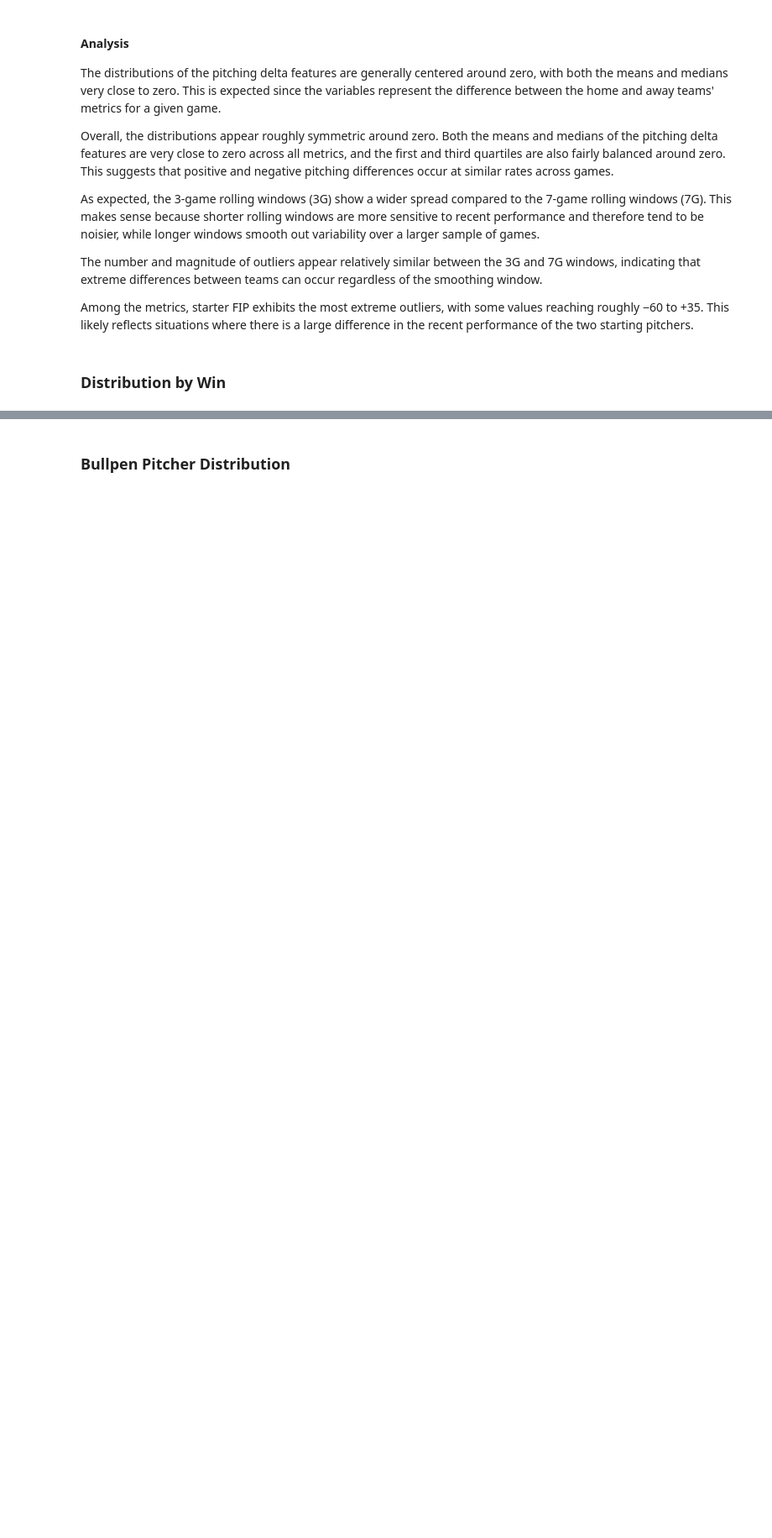
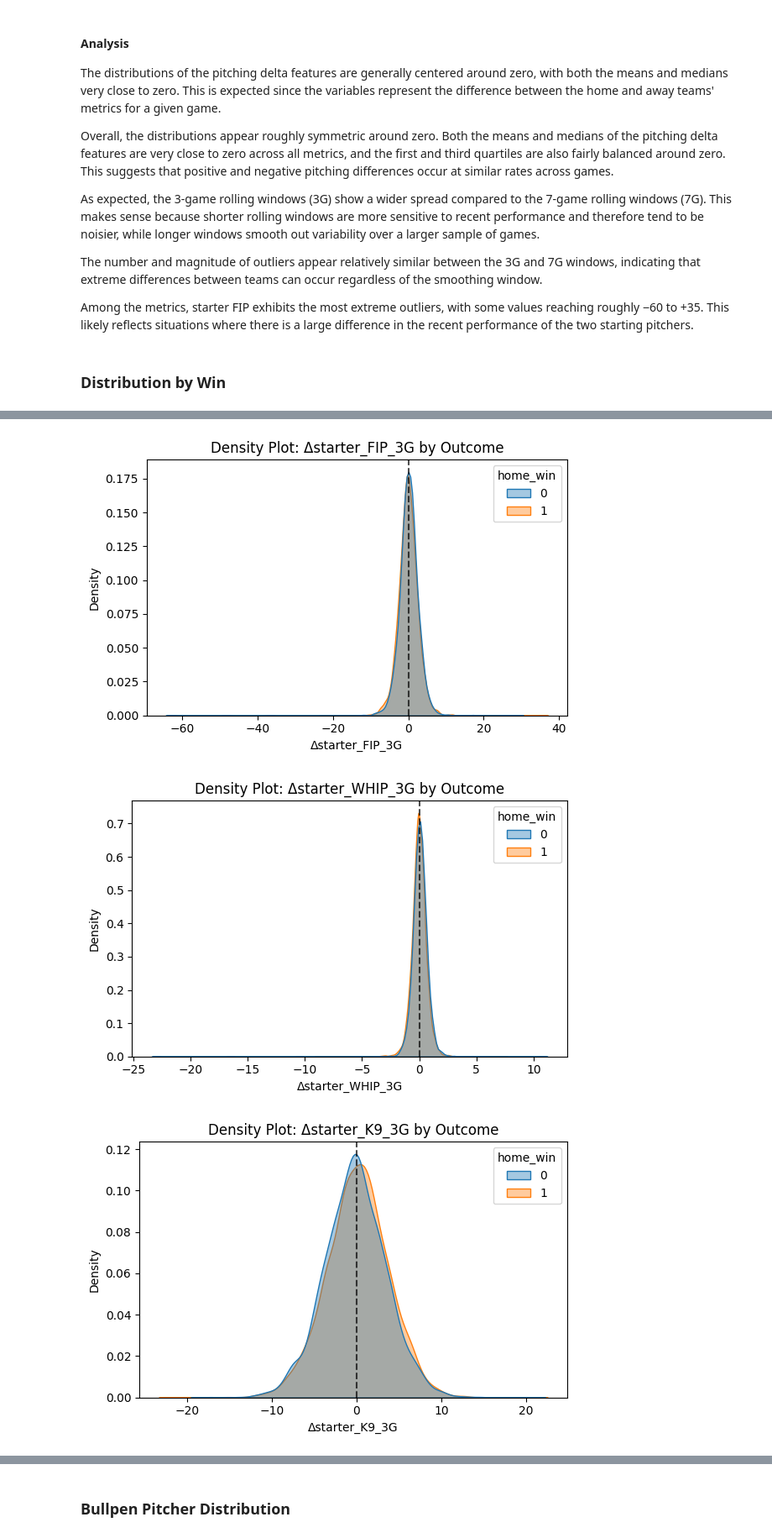
Before and after one commit to Sam-Gartenstein/mlb-win-prediction, a Jupyter notebook: Exploratory Data Analysis.ipynb, the cells around one changed output, grey strips where cells are left out. Shown at 84% size. Drawn from its saved outputs; the diff is of its cells as text; code cells hidden in the pictures; blank space fills up the shorter version.

```diff
--- a/Exploratory Data Analysis.ipynb
+++ b/Exploratory Data Analysis.ipynb
@@ -140,0 +153,27 @@ Across all starter delta features (FIP, WHIP, K9, and HR9) for both the 3-game a
+# %%
+starter_cols = game_level_features.filter(like="Δstarter_").columns
+
+for col in starter_cols:
+    plt.figure(figsize=(6,4))
+
+    sns.kdeplot(
+        data=game_level_features,
+        x=col,
+        hue="home_win",
+        fill=True,
+        common_norm=False,
+        alpha=0.4
+    )
+
+    plt.axvline(0, linestyle="--", color="black", alpha=0.7)
+
+    plt.title(f"Density Plot: {col} by Outcome")
+    plt.xlabel(col)
+    plt.ylabel("Density")
+
+    plt.tight_layout()
+    plt.show()
+# %% [output]
+[figure, added]
+[figure, added]
+[figure, added]
```
Also changed, not shown: parts of 23 cells of this notebook.
